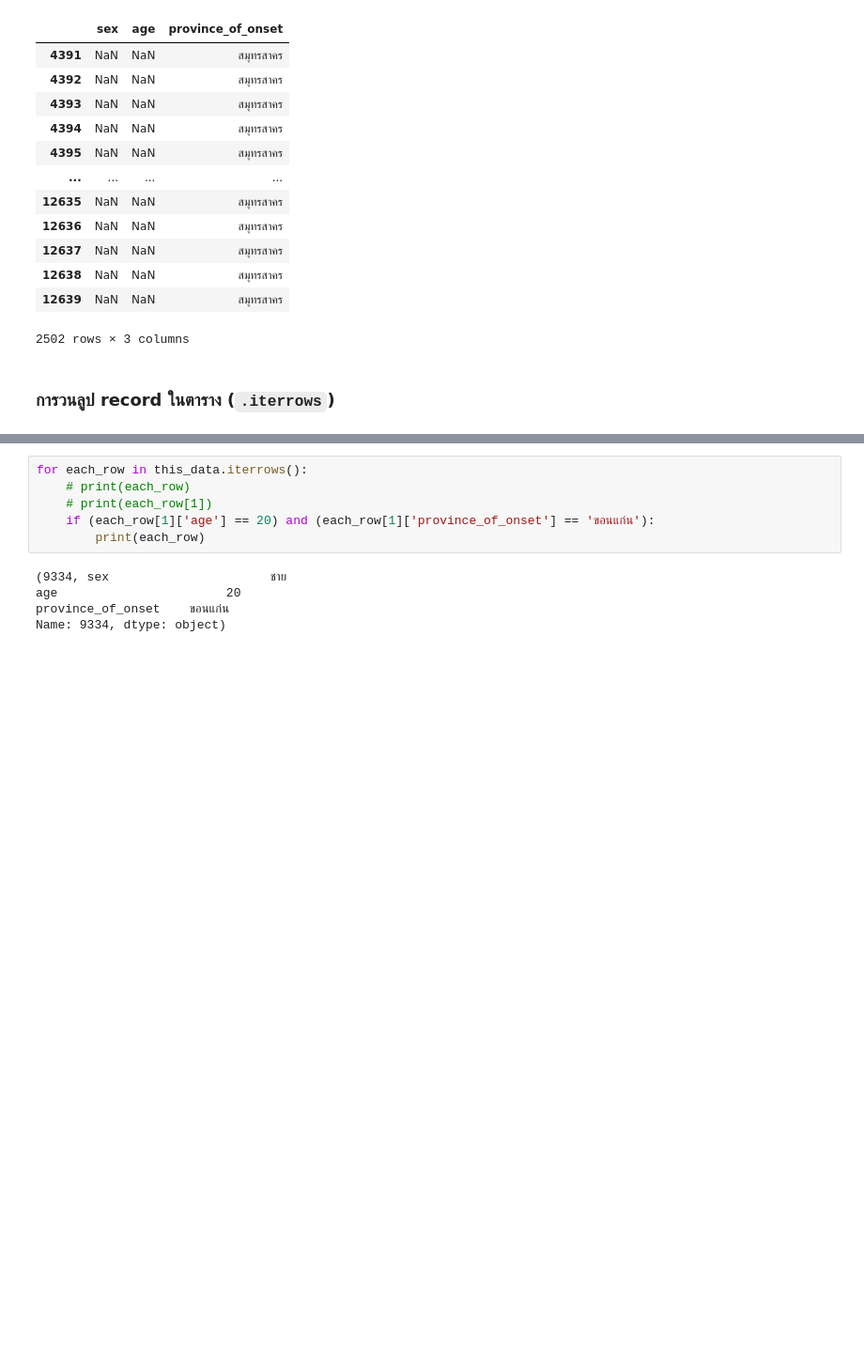
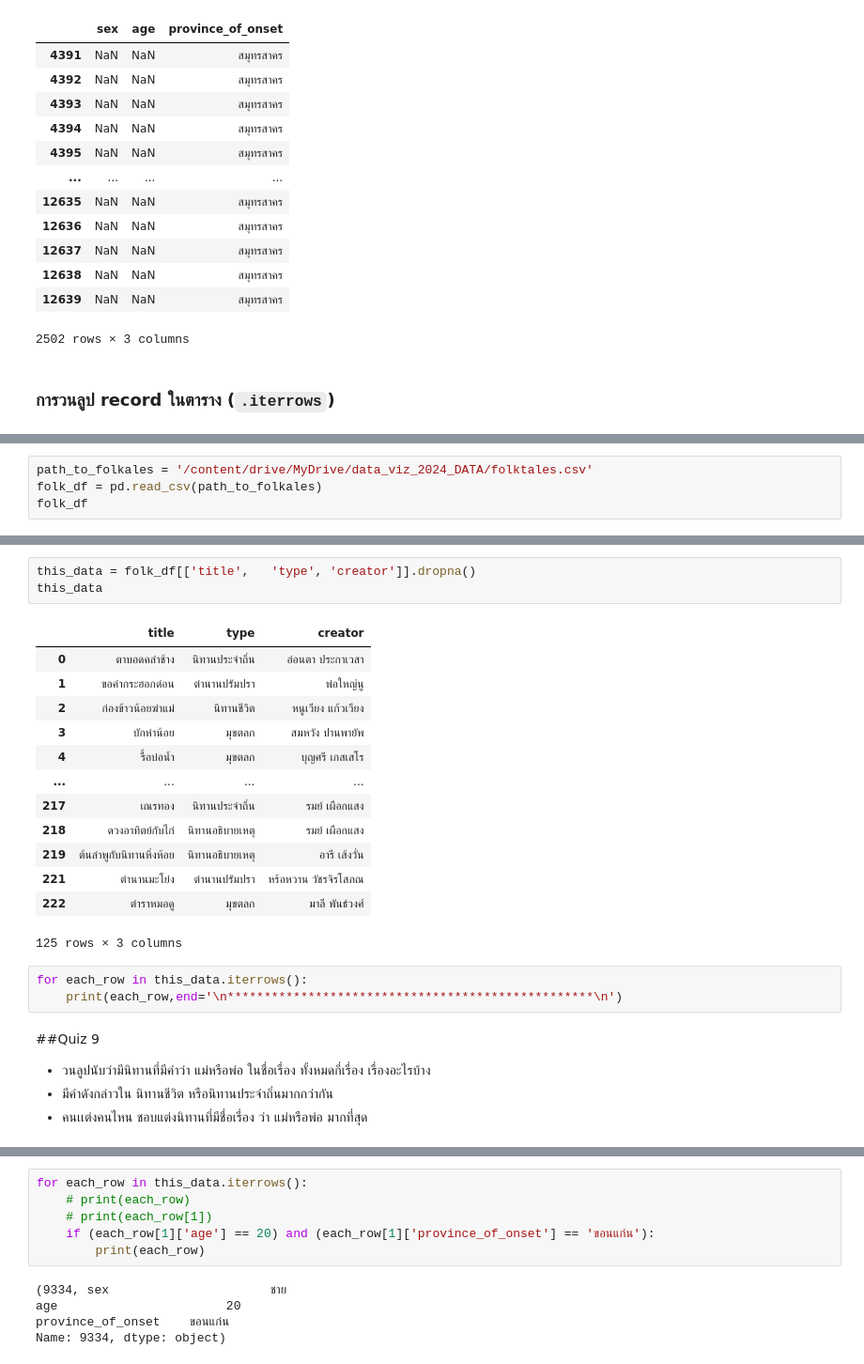
Before and after one commit to Arisarayangyoo/Python_dataviz2024, a Jupyter notebook: Pandas101_2024.ipynb, the cells around one changed output, grey strips where cells are left out. Shown at 94% size. Saved outputs shown, nothing was run; the diff lists cells and outputs as text; blank space fills up the shorter version.

Commit message:
Quiz9

```diff
--- a/Pandas101_2024.ipynb
+++ b/Pandas101_2024.ipynb
@@ -767,0 +773,4 @@ this_data = data_covid[['sex','age','province_of_onset']]
+# %%
+path_to_folkales = '/content/drive/MyDrive/data_viz_2024_DATA/folktales.csv'
+folk_df = pd.read_csv(path_to_folkales)
+folk_df
@@ -767,0 +791,25 @@ this_data = data_covid[['sex','age','province_of_onset']]
+# %%
+this_data = folk_df[['title',	'type',	'creator']].dropna()
+this_data
+# %% [output]
+|  | title | type | creator |
+| 0 | ตาบอดคลำช้าง | นิทานประจำถิ่น | อ่อนตา ประกาเวสา |
+| 1 | ขอคำกระฮอกด่อน | ตำนานปรัมปรา | พ่อใหญ่นู |
+| 2 | ก่องข้าวน้อยฆ่าแม่ | นิทานชีวิต | หนูเวียง แก้วเวียง |
+| 3 | บักหำน้อย | มุขตลก | สมหวัง ปานพายัพ |
+| 4 | รื้อบ่อน้ำ | มุขตลก | บุญศรี เกสเสโร |
+| ... | ... | ... | ... |
+| 217 | เณรทอง | นิทานประจำถิ่น | รมย์ เผือกแสง |
+| 218 | ดวงอาทิตย์กับไก่ | นิทานอธิบายเหตุ | รมย์ เผือกแสง |
+| 219 | ต้นลำพูกับนิทานหิ่งห้อย | นิทานอธิบายเหตุ | อารี เส้งวั่น |
+| 221 | ตำนานมะโย่ง | ตำนานปรัมปรา | หร้อหวาน วัชรจิรโสภณ |
+| 222 | ตำราหมอดู | มุขตลก | มาลี พันธ์วงศ์ |
+125 rows × 3 columns
+# %%
+for each_row in this_data.iterrows():
+    print(each_row,end='\n**************************************************\n')
+# %% [markdown]
+##Quiz 9
+-  วนลูปนับว่ามีนิทานที่มีคำว่า แม่หรือพ่อ ในชื่อเรื่อง ทั้งหมดกี่เรื่อง เรื่องอะไรบ้าง
+- มีคำดังกล่าวใน นิทานชีวิต หรือนิทานประจำถิ่นมากกว่ากัน
+- คนเเต่งคนไหน ชอบแต่งนิทานที่มีชื่อเรื่อง ว่า แม่หรือพ่อ มากที่สุด
```
Also changed, not shown: parts of 6 cells of this notebook.
